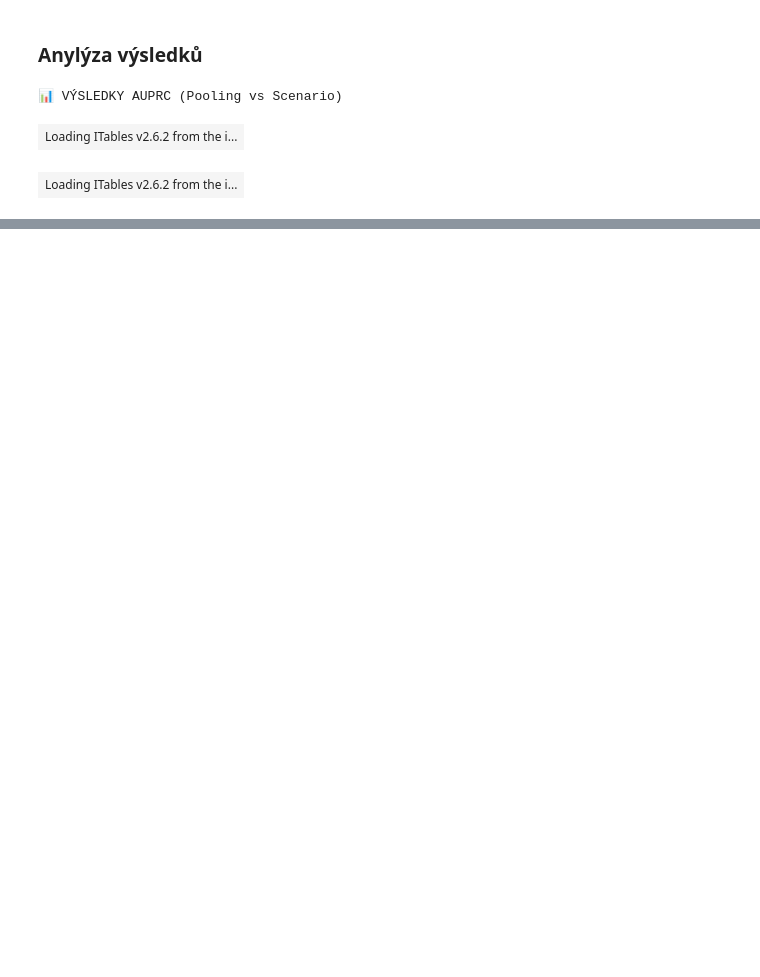
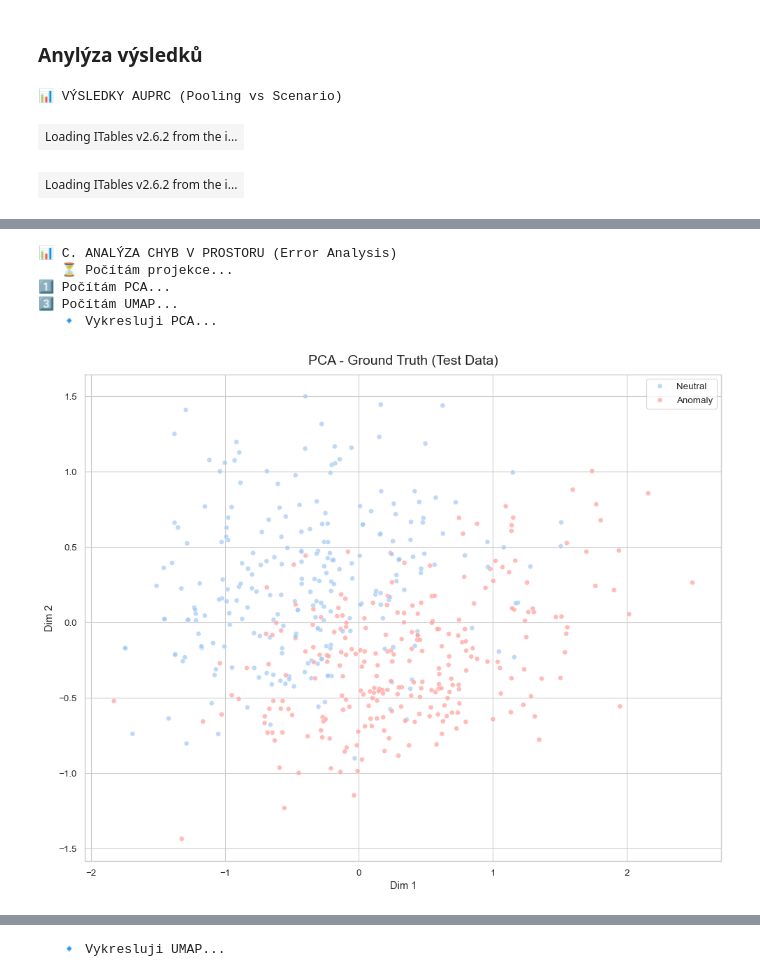
Before and after one commit to Dobes-Michal-Tobias/ThesisCoding, a Jupyter notebook: notebooks/05_M2_S2_Supervised_Classification-Token_level.ipynb, the cells around one changed output, grey strips where cells are left out. Cells and saved outputs as stored; diff of their text form; code cells hidden in the pictures; blank space fills up the shorter version.

```diff
--- a/notebooks/05_M2_S2_Supervised_Classification-Token_level.ipynb
+++ b/notebooks/05_M2_S2_Supervised_Classification-Token_level.ipynb
@@ -308,0 +366,42 @@ UnicodeDecodeError: 'charmap' codec can't decode byte 0x83 in position 6892: cha
+# %%
+print("\n📊 C. ANALÝZA CHYB V PROSTORU (Error Analysis)")
+# 1. Výpočet projekcí (PCA/UMAP)
+# U vět bývá méně dat než u tokenů, takže subsampling možná nebude nutný,
+# ale pro jistotu ho tam necháme (max_samples=2000).
+print("   ⏳ Počítám projekce...")
+projections, indices = viz.compute_projections(
+    X_test,
+    methods=['PCA', 'UMAP'],
+    max_samples=2000
+)
+
+# Synchronizace indexů (pokud proběhl subsampling)
+y_test_sub = y_test[indices]
+y_pred_sub = y_pred[indices]
+
+# 2. Vykreslení
+for method, coords in projections.items():
+    print(f"   🔹 Vykresluji {method}...")
+
+    # Ground Truth
+    viz.plot_embedding_projection(
+        coords,
+        ['Anomaly' if y==1 else 'Neutral' for y in y_test_sub],
+        palette={'Neutral': config.COLORS['l0'], 'Anomaly': config.COLORS['l1']},
+        title=f"{method} - Ground Truth (Test Data)"
+    )
+
+    # Error Analysis (Kde model chybuje?)
+    viz.plot_error_analysis_projection(
+        coords,
+        y_test_sub,
+        y_pred_sub,
+        method_name=method
+    )
+# %% [output]
+📊 C. ANALÝZA CHYB V PROSTORU (Error Analysis)
+   ⏳ Počítám projekce...
+1️⃣ Počítám PCA...
+3️⃣ Počítám UMAP...
+   🔹 Vykresluji PCA...
+[figure, added]
@@ -308,0 +409 @@ UnicodeDecodeError: 'charmap' codec can't decode byte 0x83 in position 6892: cha
+   🔹 Vykresluji UMAP...
```
Also changed, not shown: parts of 7 cells of this notebook, 3 other files.
